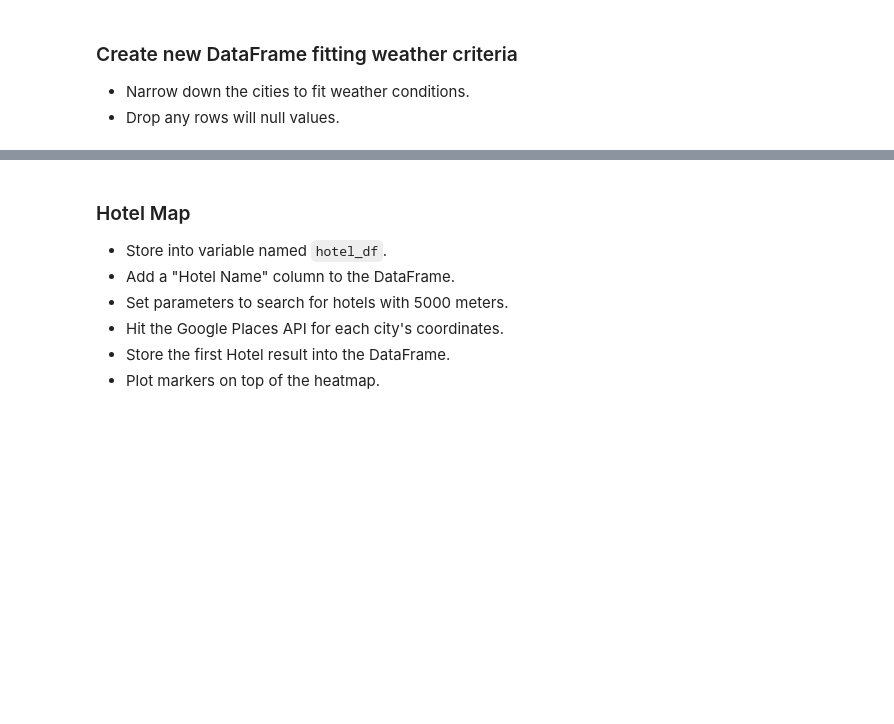
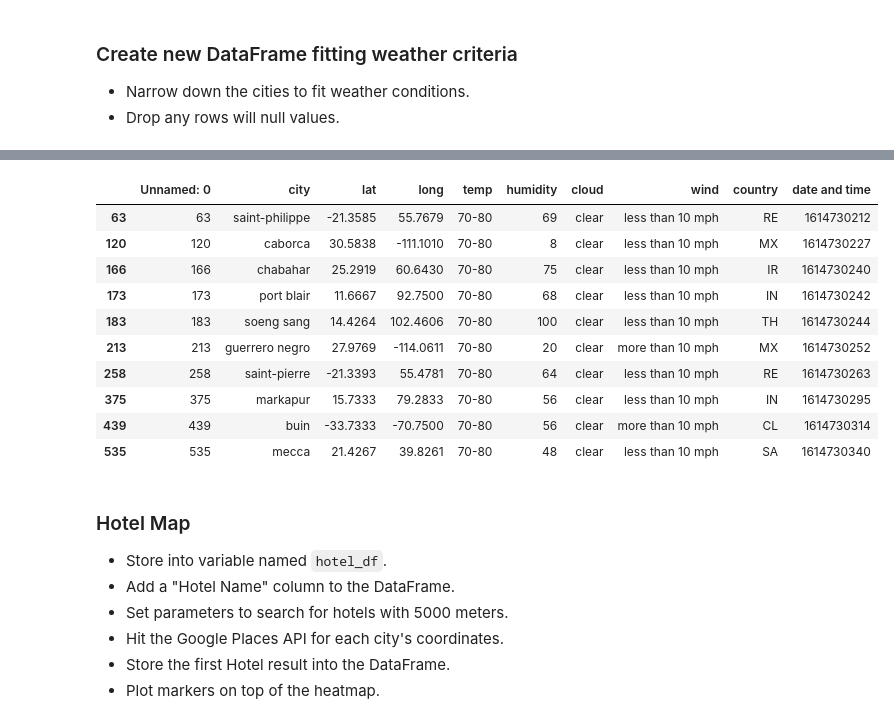
Before and after one commit to Brandy-knust/python-api-challenge, a Jupyter notebook: WeatherPy/VacationPyCopy.ipynb, the cells around one changed output, grey strips where cells are left out. Saved outputs shown, nothing was run; the diff lists cells and outputs as text; code cells hidden in the pictures; blank space fills up the shorter version.

```diff
--- a/WeatherPy/VacationPyCopy.ipynb
+++ b/WeatherPy/VacationPyCopy.ipynb
@@ -92,3 +125,20 @@ fig
+# %%
+ideal_vacation_df=vacation_df.loc[vacation_df["temp"]=="70-80"]
+ideal_vacation_df.loc[ideal_vacation_df["wind"]=="less than 10 mph"]
+hotel_df = ideal_vacation_df.loc[ideal_vacation_df["cloud"]=="clear"]
+hotel_df
+# %% [output]
+|  | Unnamed: 0 | city | lat | long | temp | humidity | cloud | wind | country | date and time |
+| 63 | 63 | saint-philippe | -21.3585 | 55.7679 | 70-80 | 69 | clear | less than 10 mph | RE | 1614730212 |
+| 120 | 120 | caborca | 30.5838 | -111.1010 | 70-80 | 8 | clear | less than 10 mph | MX | 1614730227 |
+| 166 | 166 | chabahar | 25.2919 | 60.6430 | 70-80 | 75 | clear | less than 10 mph | IR | 1614730240 |
+| 173 | 173 | port blair | 11.6667 | 92.7500 | 70-80 | 68 | clear | less than 10 mph | IN | 1614730242 |
+| 183 | 183 | soeng sang | 14.4264 | 102.4606 | 70-80 | 100 | clear | less than 10 mph | TH | 1614730244 |
+| 213 | 213 | guerrero negro | 27.9769 | -114.0611 | 70-80 | 20 | clear | more than 10 mph | MX | 1614730252 |
+| 258 | 258 | saint-pierre | -21.3393 | 55.4781 | 70-80 | 64 | clear | less than 10 mph | RE | 1614730263 |
+| 375 | 375 | markapur | 15.7333 | 79.2833 | 70-80 | 56 | clear | less than 10 mph | IN | 1614730295 |
+| 439 | 439 | buin | -33.7333 | -70.7500 | 70-80 | 56 | clear | more than 10 mph | CL | 1614730314 |
+| 535 | 535 | mecca | 21.4267 | 39.8261 | 70-80 | 48 | clear | less than 10 mph | SA | 1614730340 |
 # %% [markdown]
 ### Hotel Map
 * Store into variable named `hotel_df`.
```
Also changed, not shown: parts of 4 cells of this notebook.
